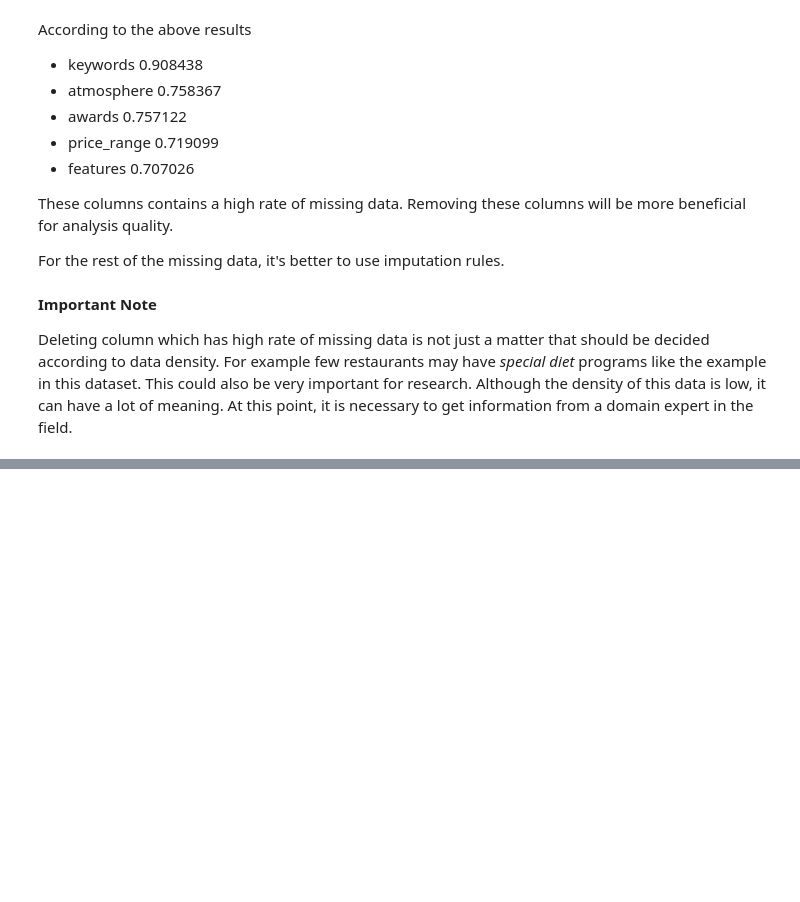
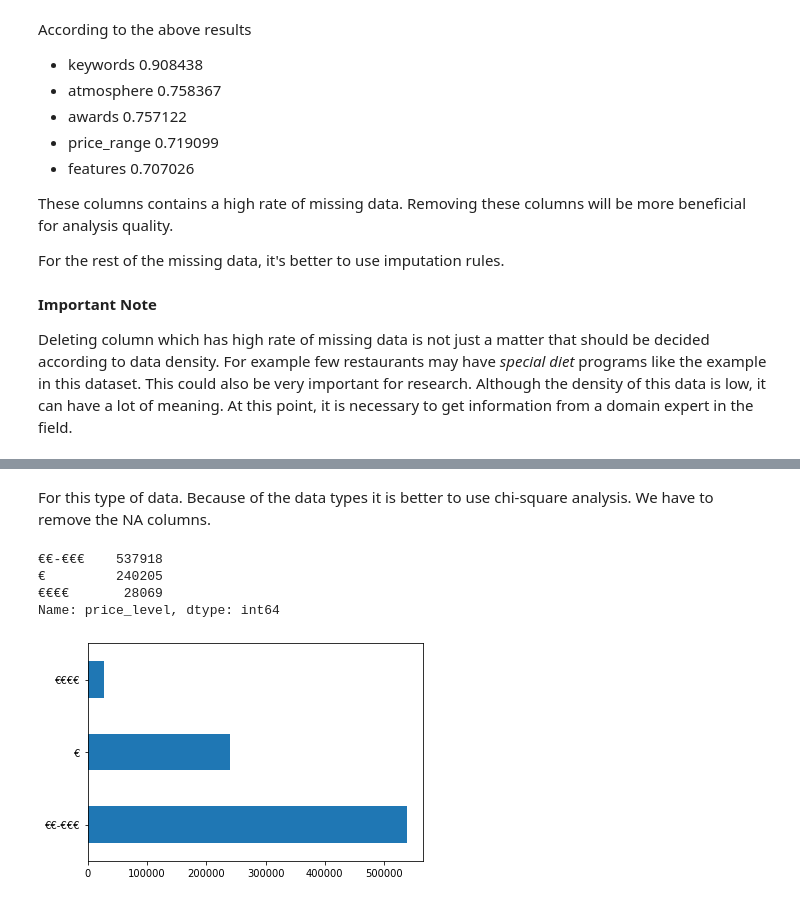
Before and after one commit to vocanalytics/F_STL_Challenge, a Jupyter notebook: Tech_Challenge_For_FoodStyles.ipynb, the cells around one changed output, grey strips where cells are left out. Saved outputs shown, nothing was run; the diff lists cells and outputs as text; code cells hidden in the pictures; blank space fills up the shorter version.

```diff
--- a/Tech_Challenge_For_FoodStyles.ipynb
+++ b/Tech_Challenge_For_FoodStyles.ipynb
@@ -262,0 +484,2 @@ Deleting column which has high rate of missing data is not just a matter that sh
+# %% [markdown]
+For this type of data. Because of the data types it is better to use chi-square analysis. We have to remove the NA columns.
@@ -262,0 +488,11 @@ Deleting column which has high rate of missing data is not just a matter that sh
+# %%
+df["price_level"].value_counts()
+# %% [output]
+€€-€€€    537918
+€         240205
+€€€€       28069
+Name: price_level, dtype: int64
+# %%
+df["price_level"].value_counts().plot.barh();
+# %% [output]
+[figure, added]
```
Also changed, not shown: parts of 38 cells of this notebook.
